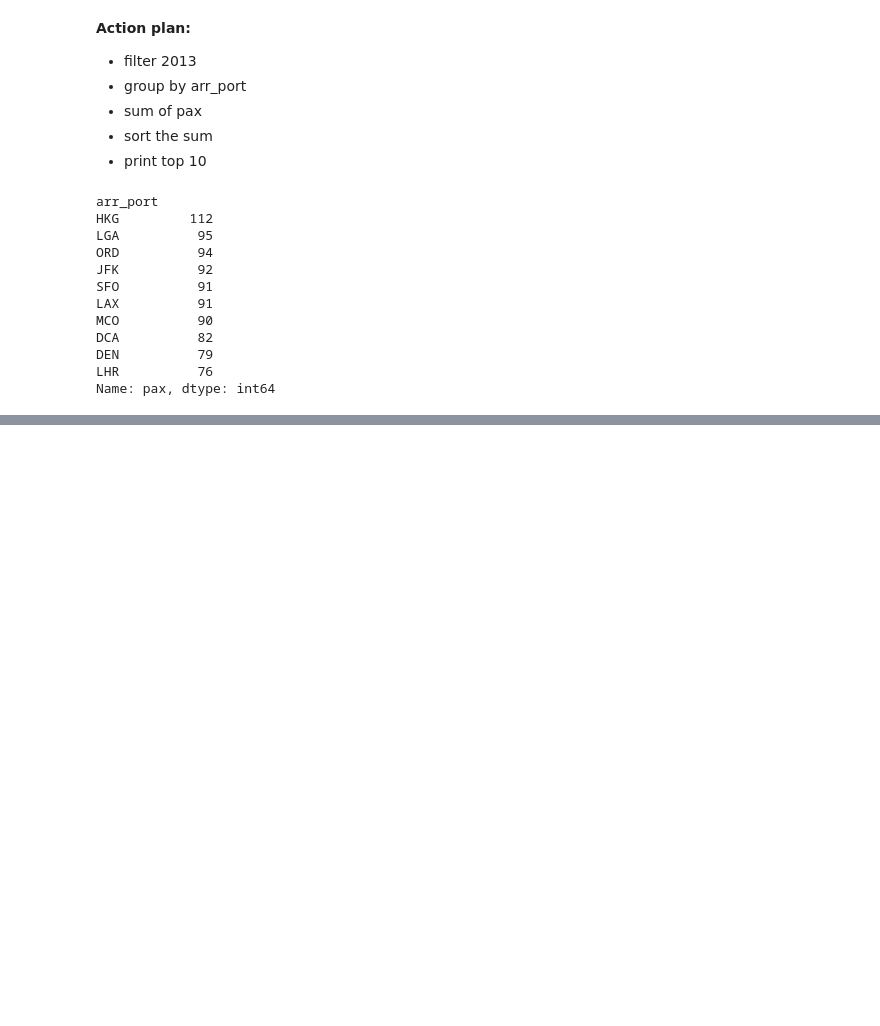
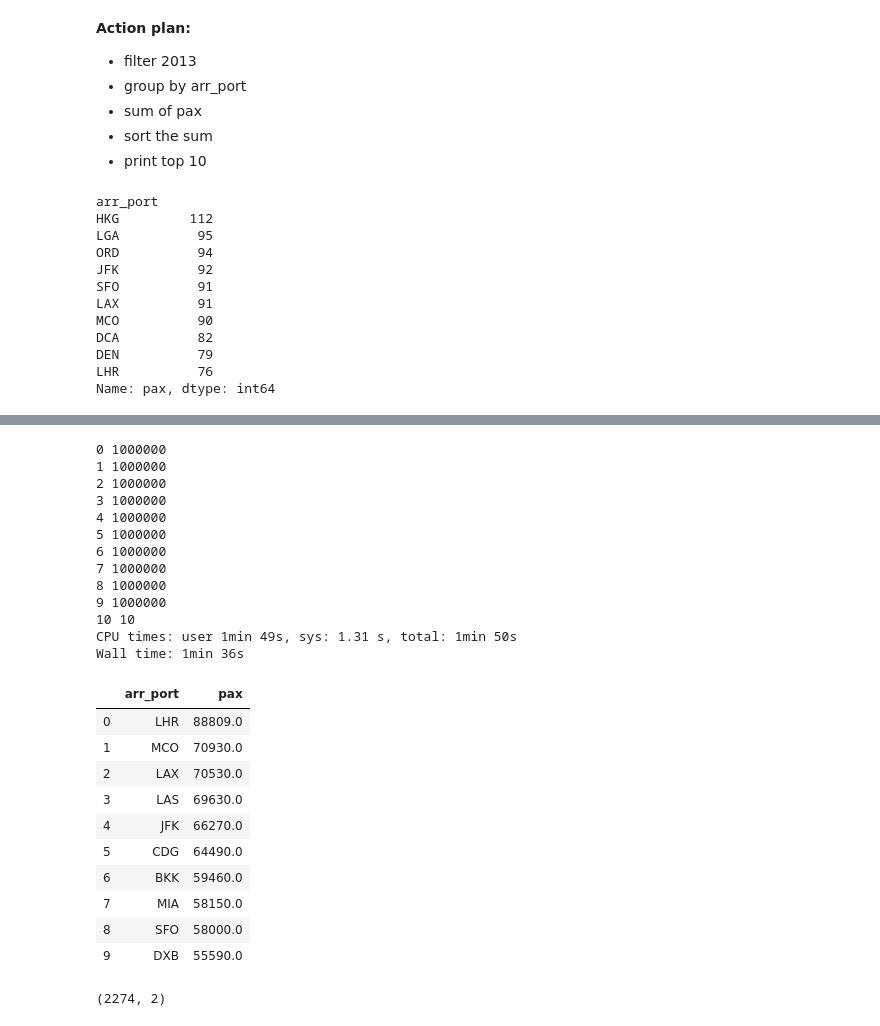
Before and after one commit to AngelArcones/Master_DS_Challenge, a Jupyter notebook: DS_Challenge.ipynb, the cells around one changed output, grey strips where cells are left out. Cells and saved outputs as stored; diff of their text form; code cells hidden in the pictures; blank space fills up the shorter version.

```diff
--- a/DS_Challenge.ipynb
+++ b/DS_Challenge.ipynb
@@ -332,0 +382,48 @@ Name: pax, dtype: int64
+# %%
+%%time
+import pandas as pd
+bi = pd.read_csv('bookings.csv.bz2', sep='^', usecols=columns_of_interest, chunksize=1000000)
+
+all_chunks = pd.DataFrame()
+
+for i,b in enumerate(bi):
+    print(i, len(b))
+    b = b.dropna()
+    b = b[ b['year']==2013]
+    del b['year']
+    result = b.groupby(['arr_port']).sum()
+    all_chunks = all_chunks.append(result)
+
+all_chunks.head(10)
+
+result_all = all_chunks.reset_index().groupby('arr_port').sum().sort_values(by='pax', ascending=False).reset_index()
+result_all.head(10)
+# %% [output]
+0 1000000
+1 1000000
+2 1000000
+3 1000000
+4 1000000
+5 1000000
+6 1000000
+7 1000000
+8 1000000
+9 1000000
+10 10
+CPU times: user 1min 49s, sys: 1.31 s, total: 1min 50s
+Wall time: 1min 36s
+|  | arr_port | pax |
+| 0 | LHR | 88809.0 |
+| 1 | MCO | 70930.0 |
+| 2 | LAX | 70530.0 |
+| 3 | LAS | 69630.0 |
+| 4 | JFK | 66270.0 |
+| 5 | CDG | 64490.0 |
+| 6 | BKK | 59460.0 |
+| 7 | MIA | 58150.0 |
+| 8 | SFO | 58000.0 |
+| 9 | DXB | 55590.0 |
+# %%
+result_all.shape
+# %% [output]
+(2274, 2)
```
Also changed, not shown: parts of 21 cells of this notebook.
